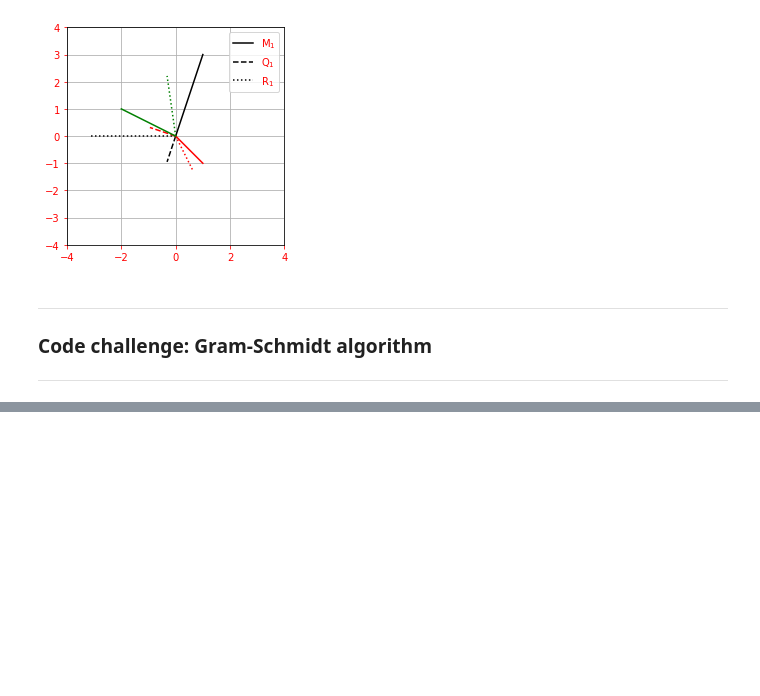
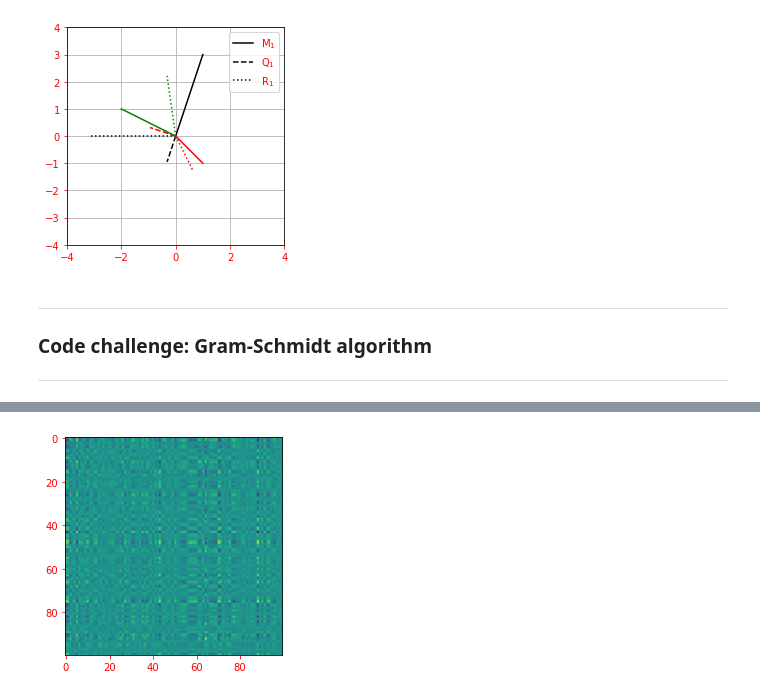
Before and after one commit to akshatsingh1718/maths, a Jupyter notebook: linear_algebra/projection.ipynb, the cells around one changed output, grey strips where cells are left out. Saved outputs shown, nothing was run; the diff lists cells and outputs as text; code cells hidden in the pictures; blank space fills up the shorter version.

```diff
--- a/linear_algebra/projection.ipynb
+++ b/linear_algebra/projection.ipynb
@@ -307,0 +352,5 @@ print(np.round(Q.T @ Q), 5)
+# %%
+plt.imshow(M_inv1)
+plt.show()
+# %% [output]
+[figure, added]
```
Also changed, not shown: parts of 24 cells of this notebook.
